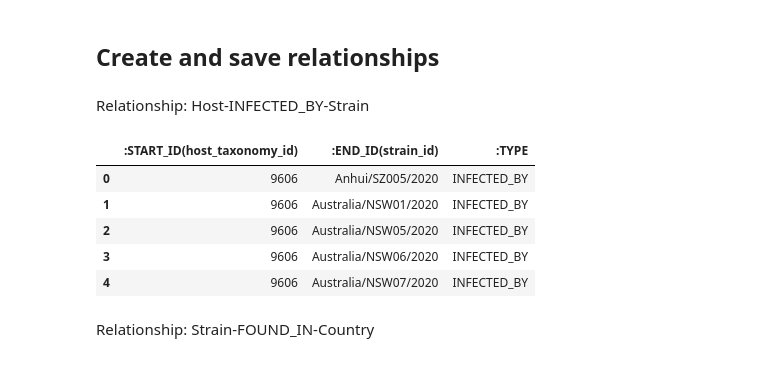
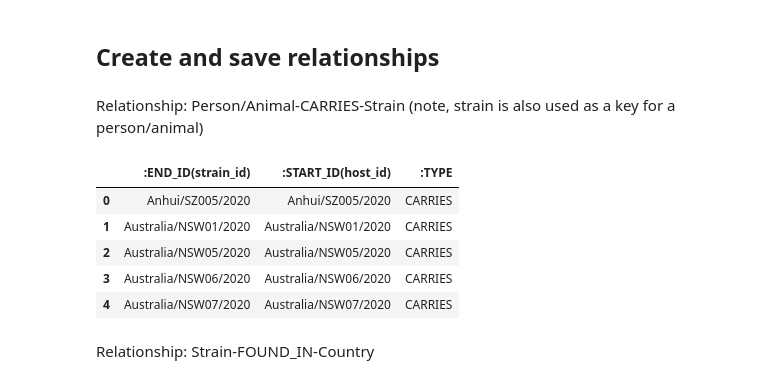
Before and after one commit to sbl-sdsc/coronavirus-knowledge-graph, a Jupyter notebook: notebooks/1a-Strains.ipynb, the cells around one changed output. Saved outputs shown, nothing was run; the diff lists cells and outputs as text; code cells hidden in the pictures.

Commit message:
refactored, renamed notebooks

```diff
--- a/notebooks/Strains.ipynb
+++ b/notebooks/1a-Strains.ipynb
@@ -205,23 +205,25 @@ city.head()
 | 23 | Leuven | City |
 # %% [markdown]
 ## Create and save relationships
-# %% [markdown]
-Relationship: Host-INFECTED_BY-Strain
+# %% [markdown]
+Relationship: Person/Animal-CARRIES-Strain (note, strain is also used as a key for a person/animal)
 # %%
-hIs = nextstrain[['taxonomy_id','strain']].copy()
-hIs.drop_duplicates(inplace=True)
-hIs.query("taxonomy_id != ''", inplace=True)
-hIs.rename(columns={'taxonomy_id': ':START_ID(host_taxonomy_id)', 'strain': ':END_ID(strain_id)'}, inplace=True)
-hIs[':TYPE'] = "INFECTED_BY"
-hIs.to_csv("../data/relationships/Host-INFECTED_BY-Strain.csv", index=False)
-hIs.head()
+pCs = nextstrain[['taxonomy_id','strain']].copy()
+pCs.drop_duplicates(inplace=True)
+pCs.query("taxonomy_id != ''", inplace=True)
+pCs = pCs[['strain']]
+pCs['host_id'] = pCs['strain']
+pCs.rename(columns={'host_id': ':START_ID(host_id)', 'strain': ':END_ID(strain_id)'}, inplace=True)
+pCs[':TYPE'] = "CARRIES"
+pCs.to_csv("../data/relationships/PersonAnimal-CARRIES-Strain.csv", index=False)
+pCs.head()
 # %% [output]
-|  | :START_ID(host_taxonomy_id) | :END_ID(strain_id) | :TYPE |
-| 0 | 9606 | Anhui/SZ005/2020 | INFECTED_BY |
-| 1 | 9606 | Australia/NSW01/2020 | INFECTED_BY |
-| 2 | 9606 | Australia/NSW05/2020 | INFECTED_BY |
-| 3 | 9606 | Australia/NSW06/2020 | INFECTED_BY |
-| 4 | 9606 | Australia/NSW07/2020 | INFECTED_BY |
+|  | :END_ID(strain_id) | :START_ID(host_id) | :TYPE |
+| 0 | Anhui/SZ005/2020 | Anhui/SZ005/2020 | CARRIES |
+| 1 | Australia/NSW01/2020 | Australia/NSW01/2020 | CARRIES |
+| 2 | Australia/NSW05/2020 | Australia/NSW05/2020 | CARRIES |
+| 3 | Australia/NSW06/2020 | Australia/NSW06/2020 | CARRIES |
+| 4 | Australia/NSW07/2020 | Australia/NSW07/2020 | CARRIES |
 # %% [markdown]
 Relationship: Strain-FOUND_IN-Country
 # %%
```
Also changed, not shown: parts of 5 cells of this notebook, 20 other files.
